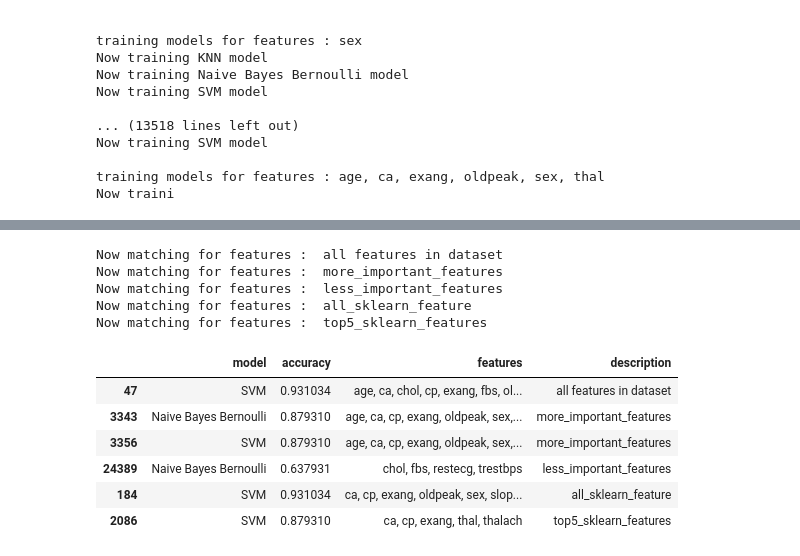
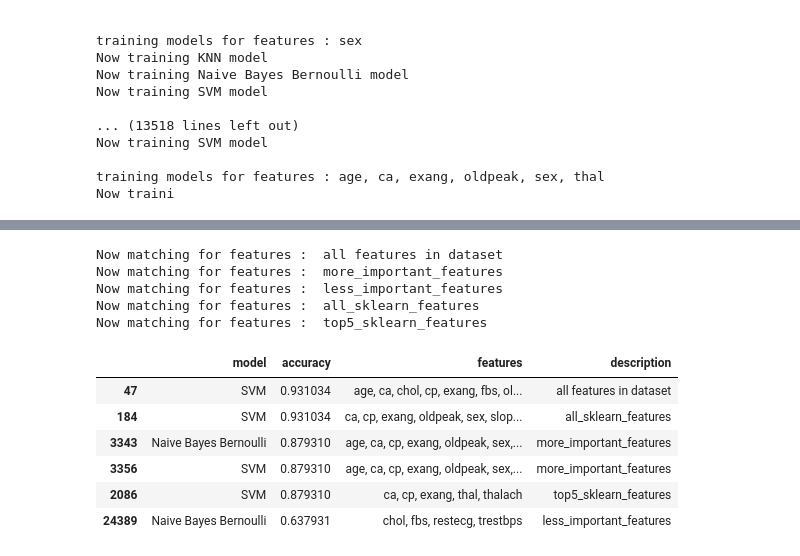
Before and after one commit to haocloo/USM_CS, a Jupyter notebook: CPC152/assignment (group)/final.ipynb, the cells around one changed output, grey strips where cells are left out. Drawn from its saved outputs; the diff is of its cells as text; code cells hidden in the pictures.

```diff
--- a/CPC152/assignment (group)/testing.ipynb
+++ b/CPC152/assignment (group)/final.ipynb
@@ -289,7 +237,7 @@ plt.show()
 feature_selection = [("all features in dataset", sorted(df.columns[:13].tolist())),
                      ("more_important_features", sorted(more_important_features)),
                      ("less_important_features", sorted(less_important_features)),
-                     ("all_sklearn_feature", sorted(feature_counts.index.tolist())),
+                     ("all_sklearn_features", sorted(feature_counts.index.tolist())),
                      ("top5_sklearn_features", sorted(feature_counts.index.tolist()[:5]))]
 
 for x,y in feature_selection:
@@ -393,32 +353,33 @@ Now traini
 # %%
 combination_accuracy = combination_accuracy.sort_values(by='accuracy', ascending=False).reset_index(drop=True)
 
 matching = pd.DataFrame()
 
 for desc, columns in feature_selection:
     print("Now matching for features : ", desc)
     match = ', '.join(columns)
     # Filter the combination accuracy dataframe by the match and assign the description column
     match_df = combination_accuracy[combination_accuracy['features'] == match].assign(description=desc)
     # Append the match dataframe to the matching dataframe
     matching = matching.append(match_df)
 
 # replace accuracy column with the max accuracy for each description
 grouped = matching.groupby('description')['accuracy'].transform(max)
 
 # Filter the DataFrame to include only the rows with the highest accuracy for each description
 max_accuracy_rows = matching[matching['accuracy'] == grouped]
+max_accuracy_rows.sort_values(by='accuracy', ascending=False, inplace=True)
 max_accuracy_rows
 # %% [output]
 Now matching for features :  all features in dataset
 Now matching for features :  more_important_features
 Now matching for features :  less_important_features
-Now matching for features :  all_sklearn_feature
+Now matching for features :  all_sklearn_features
 Now matching for features :  top5_sklearn_features
 |  | model | accuracy | features | description |
 | 47 | SVM | 0.931034 | age, ca, chol, cp, exang, fbs, ol... | all features in dataset |
+| 184 | SVM | 0.931034 | ca, cp, exang, oldpeak, sex, slop... | all_sklearn_features |
 | 3343 | Naive Bayes Bernoulli | 0.879310 | age, ca, cp, exang, oldpeak, sex,... | more_important_features |
 | 3356 | SVM | 0.879310 | age, ca, cp, exang, oldpeak, sex,... | more_important_features |
+| 2086 | SVM | 0.879310 | ca, cp, exang, thal, thalach | top5_sklearn_features |
 | 24389 | Naive Bayes Bernoulli | 0.637931 | chol, fbs, restecg, trestbps | less_important_features |
-| 184 | SVM | 0.931034 | ca, cp, exang, oldpeak, sex, slop... | all_sklearn_feature |
-| 2086 | SVM | 0.879310 | ca, cp, exang, thal, thalach | top5_sklearn_features |
```
Also changed, not shown: parts of 32 cells of this notebook.
